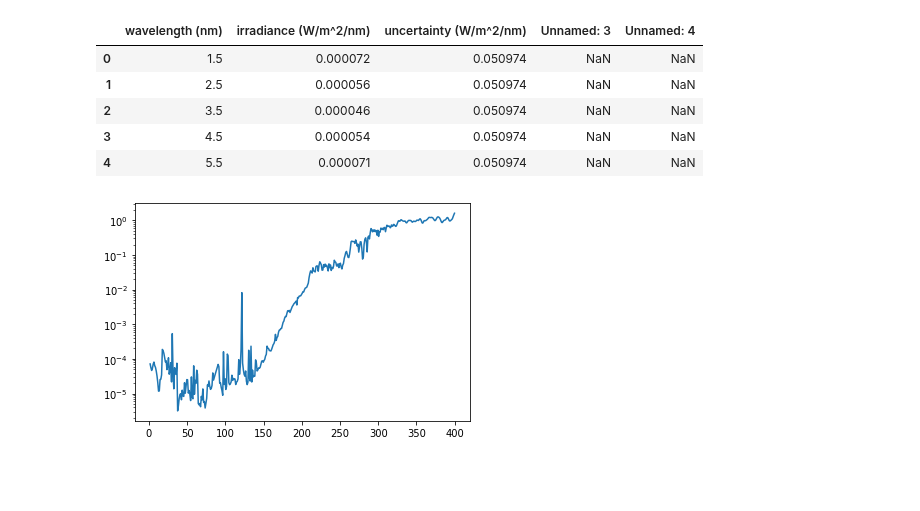
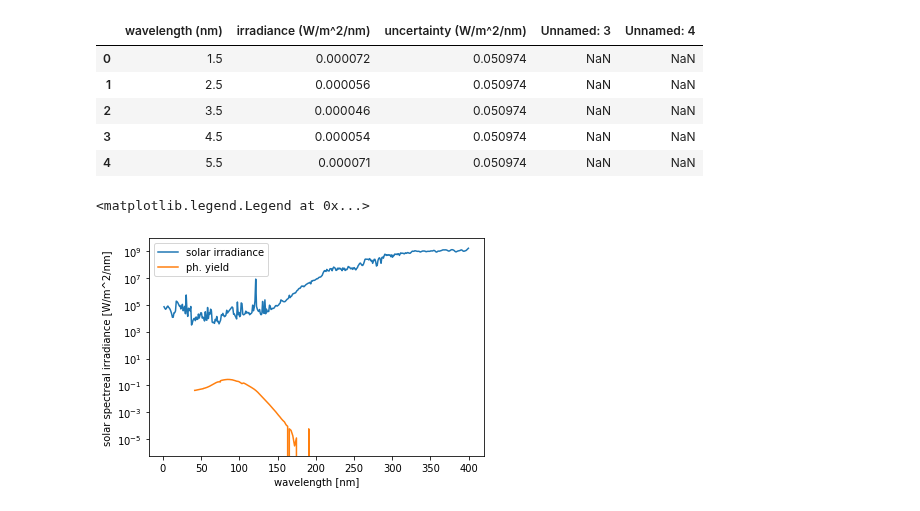
Before and after one commit to sebastiankalos/Elettra_data, a Jupyter notebook: phe_flux.ipynb, the cells around one changed output. Saved outputs shown, nothing was run; the diff lists cells and outputs as text; code cells hidden in the pictures; blank space fills up the shorter version.

Commit message:
reproduced Anders plot

```diff
--- a/phe_flux.ipynb
+++ b/phe_flux.ipynb
@@ -2,3 +2,7 @@
 from matplotlib import pyplot as plt
 import numpy as np
 import pandas as pd
+
+h = 6.62607004e-34 #J*s, planck constant
+c = 3*1e8 #m/s', speed of light
+e = 1.602e-19 #electron charge
@@ -5,7 +49,18 @@ import pandas as pd
+# %%
+def convert_eV_to_nm(energy_eV_list):
+    # a simple function that takes a list with photon energy values (in eV) and converts them into wavelength in nanometers
+    eV = 1.602*1e-19 #Joule, electronvolt
+    h = 6.62607004*1e-34 #J*s, planck constant
+    c = 3*1e8 #m/s', speed of light
+    wavelength_list = []
+    for datapoint in energy_eV_list:
+        energy_J = datapoint * eV
+        wavelength_list.append(h*c/energy_J/(1e-9)) #in nm
+    return(wavelength_list)
 # %%
 df = pd.read_csv("SORCE_solar_irradiance_1-400nm.csv")
 wavelength = np.array(df["wavelength (nm)"].tolist())
-irradiance = np.array(df["irradiance (W/m^2/nm)"].tolist())
+irradiance = np.array(df["irradiance (W/m^2/nm)"].tolist())/1e-9 #convert nm to m
 irradiance_err = np.array(df["uncertainty (W/m^2/nm)"].tolist())
 df.head()
 # %% [output]
@@ -15,8 +70,13 @@ df.head()
 | 2 | 3.5 | 0.000046 | 0.050974 | NaN | NaN |
 | 3 | 4.5 | 0.000054 | 0.050974 | NaN | NaN |
 | 4 | 5.5 | 0.000071 | 0.050974 | NaN | NaN |
-# %%
-plt.plot(wavelength,irradiance)
-plt.yscale("log")
-# %% [output]
-[figure, removed]
+# %%
+plt.plot(wavelength,irradiance,label='solar irradiance')
+plt.plot(convert_eV_to_nm(ITO_MLI_1_90_E),ITO_MLI_1_90_TEY,label='ph. yield')
+plt.yscale("log")
+plt.xlabel("wavelength [nm]")
+plt.ylabel("solar spectreal irradiance [W/m^2/nm]")
+plt.legend()
+# %% [output]
+<matplotlib.legend.Legend at 0x...>
+[figure, added]
```
Also changed, not shown: parts of 6 cells of this notebook, 2 other files.
